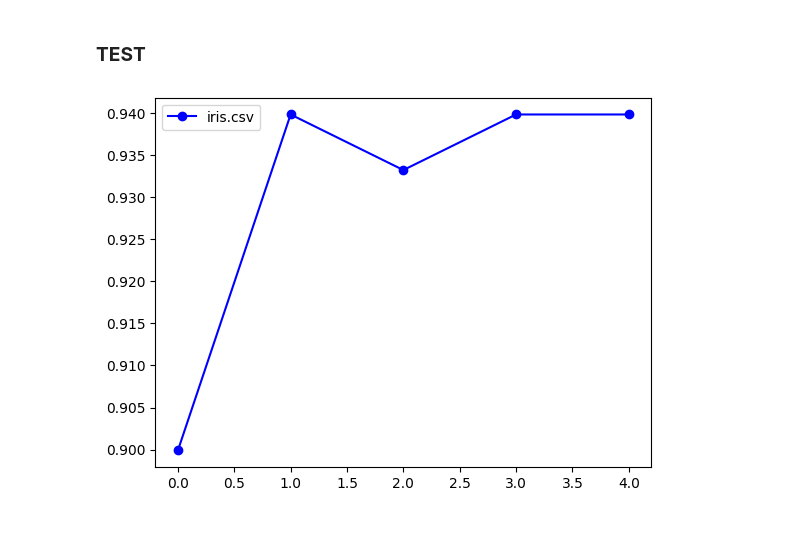
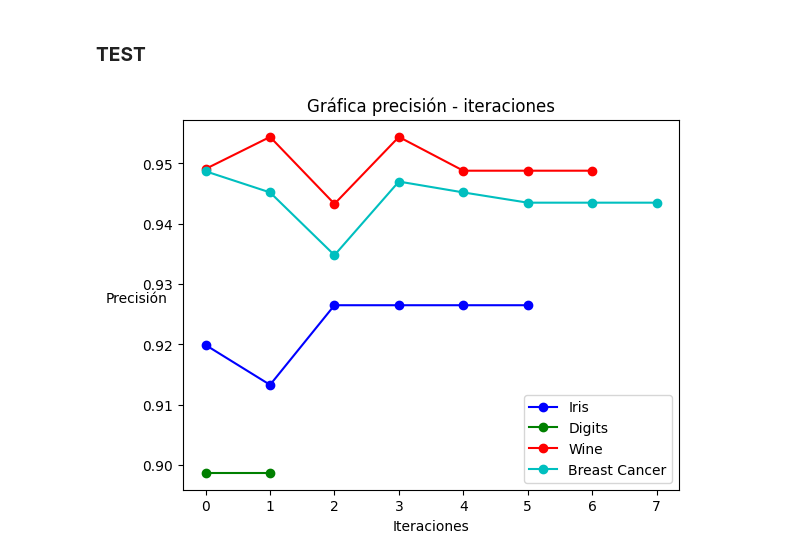
Before and after one commit to phf1001/semisupervised-learning-in-cibersecurity, a Jupyter notebook: src/co-forest-graphs.ipynb, the cells around one changed output. Drawn from its saved outputs; the diff is of its cells as text; code cells hidden in the pictures; blank space fills up the shorter version.

Commit message:
[S05] src: precision graphs for several datasets

```diff
--- a/src/co-forest-graphs.ipynb
+++ b/src/co-forest-graphs.ipynb
@@ -67,18 +70,7 @@ def create_graph_matrix(file):
 ### **CLASS**
 # %%
 class Co_Forest:
-    """"
-    Class used to generate a semi-supervised Random Forest.
-    ...
 
-    Attributes
-    ----------
-    ...
-
-    Methods
-    -------
-    ...
-    """
 
     def __init__(self, L, y, U, n, theta, classes, random_state=None, max_features='log2',  X_test=None, y_test=None):
         """"
@@ -103,22 +95,21 @@ class Co_Forest:
             log2, sqrt, None
         """
 
+        self.random_state = self.check_random_state(random_state)
         self.n = n
         self.theta = theta
         self.classes = classes
 
+        self.U = U
         self.L = L
         self.y = y
         self.mask_L = np.zeros(shape=((self.L.shape[0]), self.n), dtype=int, order='C')
 
-        self.U = U
-
         self.X_test = X_test
         self.y_test = y_test
 
-        self.random_state = self.check_random_state(random_state)
+        self.ensemble = self.create_trees(max_features)
 
-        self.ensemble = self.create_trees(max_features)
 
 
     def create_trees(self, max_features) -> dict:
@@ -395,31 +386,40 @@ class Co_Forest:
 ### **TEST**
 # %%
 cycol = cycle('bgrcmk')
+fig, ax = plt.subplots()
 
-iris = load_iris()
+available = [(load_iris(), 'Iris'), (load_digits(), 'Digits'), (load_wine(), 'Wine'), (load_breast_cancer(), 'Breast Cancer')]
 
-X = np.array(iris.data)
-y = np.array(iris.target)
+for dataset_info in available:
 
-rd = np.random.RandomState(5)
+    dataset = dataset_info[0]
+    available_classes = np.unique(dataset.target)
 
-kf = KFold(n_splits=10, shuffle=True, random_state=rd)
-kf.get_n_splits(X)
+    X = np.array(dataset.data)
+    y = np.array(dataset.target)
 
-for train_index, test_index in kf.split(X):
+    rd = np.random.RandomState(5)
+    kf = KFold(n_splits=10, shuffle=True, random_state=rd)
+    kf.get_n_splits(X)
 
-    X_train, X_test = X[train_index], X[test_index]
-    y_train, y_test = y[train_index], y[test_index]
-    L_train, U_train, Ly_train, Uy_train = train_test_split(X_train, y_train, test_size=0.8, random_state=rd)
+    open('file.csv', 'w').close()
 
-    co_forest = Co_Forest(L_train, Ly_train, U_train, 5, 0.75, [0,1,2], rd,'log2', X_test, y_test)
-    co_forest.fit()
+    for train_index, test_index in kf.split(X):
 
+        X_train, X_test = X[train_index], X[test_index]
+        y_train, y_test = y[train_index], y[test_index]
+        L_train, U_train, Ly_train, Uy_train = train_test_split(X_train, y_train, test_size=0.8, random_state=rd)
 
-mean = np.mean(create_graph_matrix("file.csv"), axis=0)
-fig, ax = plt.subplots()
-ax.plot([i for i in range(len(mean))], mean, 'o-', c=next(cycol), label=iris.filename)
-plt.legend(loc="upper left")
+        co_forest = Co_Forest(L_train, Ly_train, U_train, 20, 0.75, available_classes, rd,'log2', X_test, y_test)
+        co_forest.fit()
+
+    mean = np.mean(create_graph_matrix("file.csv"), axis=0)
+    ax.plot([i for i in range(len(mean))], mean, 'o-', c = next(cycol), label = dataset_info[1])
+
+plt.title("Gráfica precisión - iteraciones")
+plt.xlabel("Iteraciones",rotation=0)
+plt.ylabel("Precisión",rotation=0)
+plt.legend(loc="lower right")
 plt.show()
 # %% [output]
-[figure, old version]
+[figure, new version]
```
Also changed, not shown: parts of 1 cell of this notebook, 1 other file.
